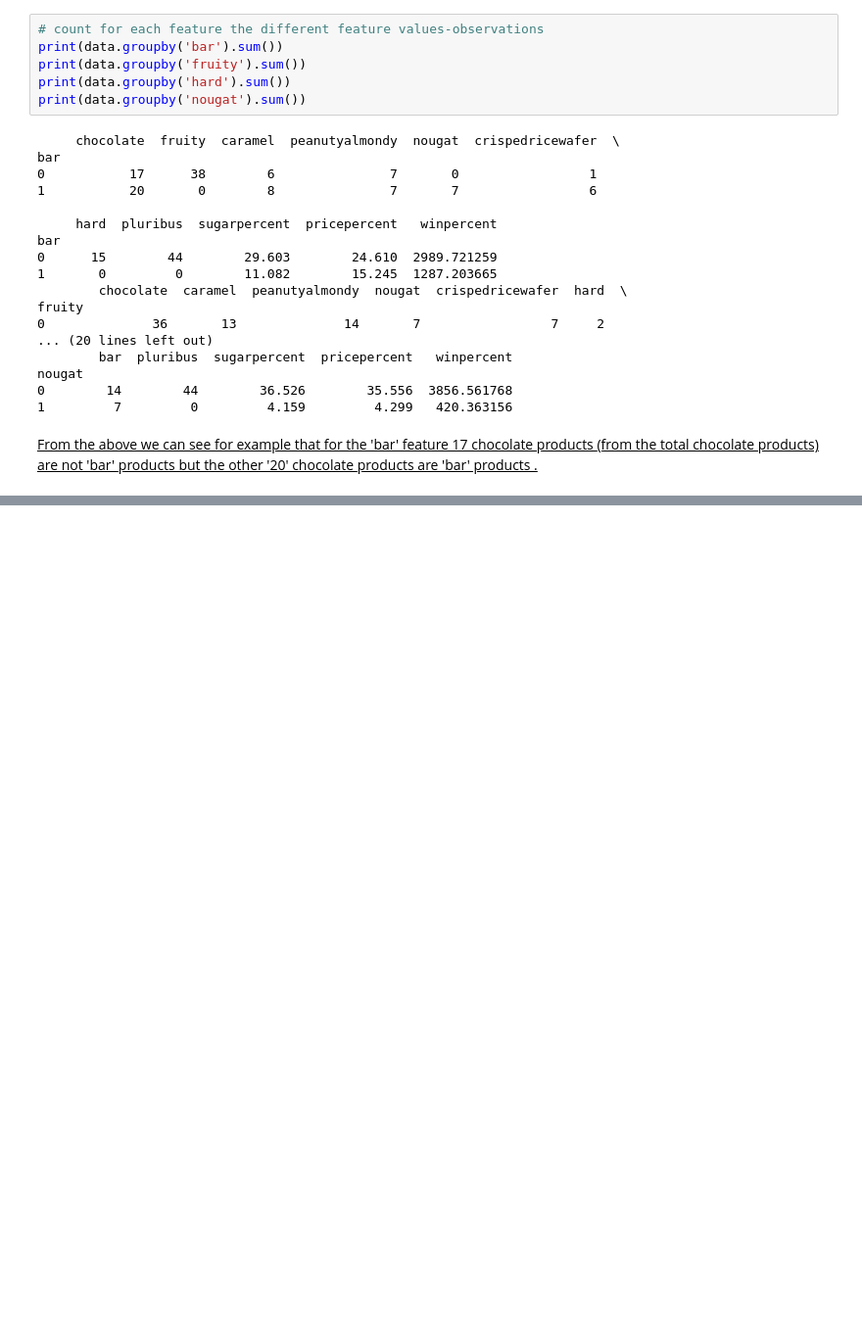
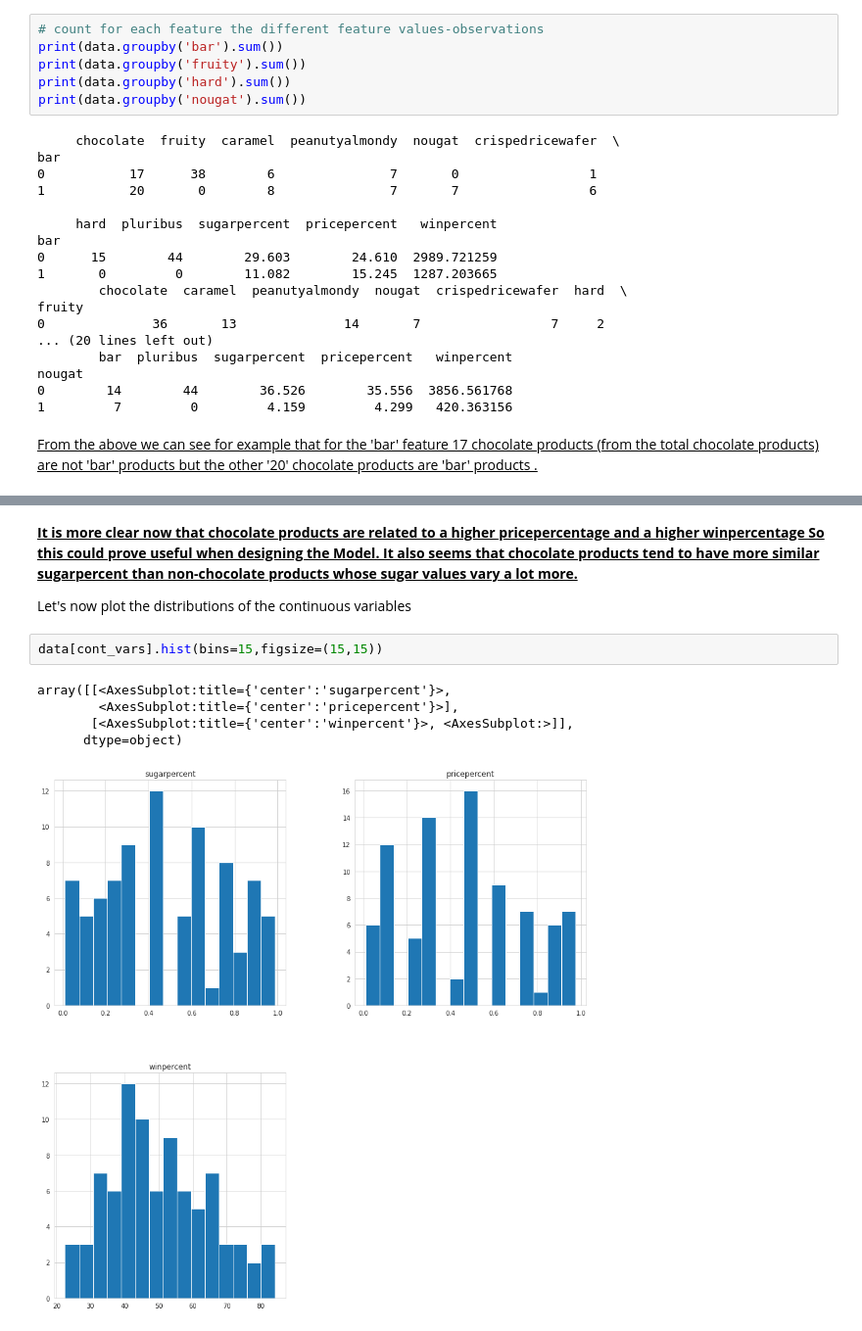
Before and after one commit to staks1/Python-Regression, a Jupyter notebook: project-candy-regression/candy-regression.ipynb, the cells around one changed output, grey strips where cells are left out. Shown at 98% size. Saved outputs shown, nothing was run; the diff lists cells and outputs as text; blank space fills up the shorter version.

```diff
--- a/project-candy-regression/candy-regression.ipynb
+++ b/project-candy-regression/candy-regression.ipynb
@@ -202,0 +227,12 @@ nougat
+# %% [markdown]
+<u><strong>It is more clear now that chocolate products are related to a higher pricepercentage and a higher winpercentage So this could prove useful when designing the Model. It also seems that chocolate products tend to have more similar sugarpercent than non-chocolate products whose sugar values vary a lot more. </strong></u>
+
+Let's now plot the distributions of the continuous variables
+# %%
+data[cont_vars].hist(bins=15,figsize=(15,15))
+# %% [output]
+array([[<AxesSubplot:title={'center':'sugarpercent'}>,
+        <AxesSubplot:title={'center':'pricepercent'}>],
+       [<AxesSubplot:title={'center':'winpercent'}>, <AxesSubplot:>]],
+      dtype=object)
+[figure, added]
```
Also changed, not shown: parts of 8 cells of this notebook.
